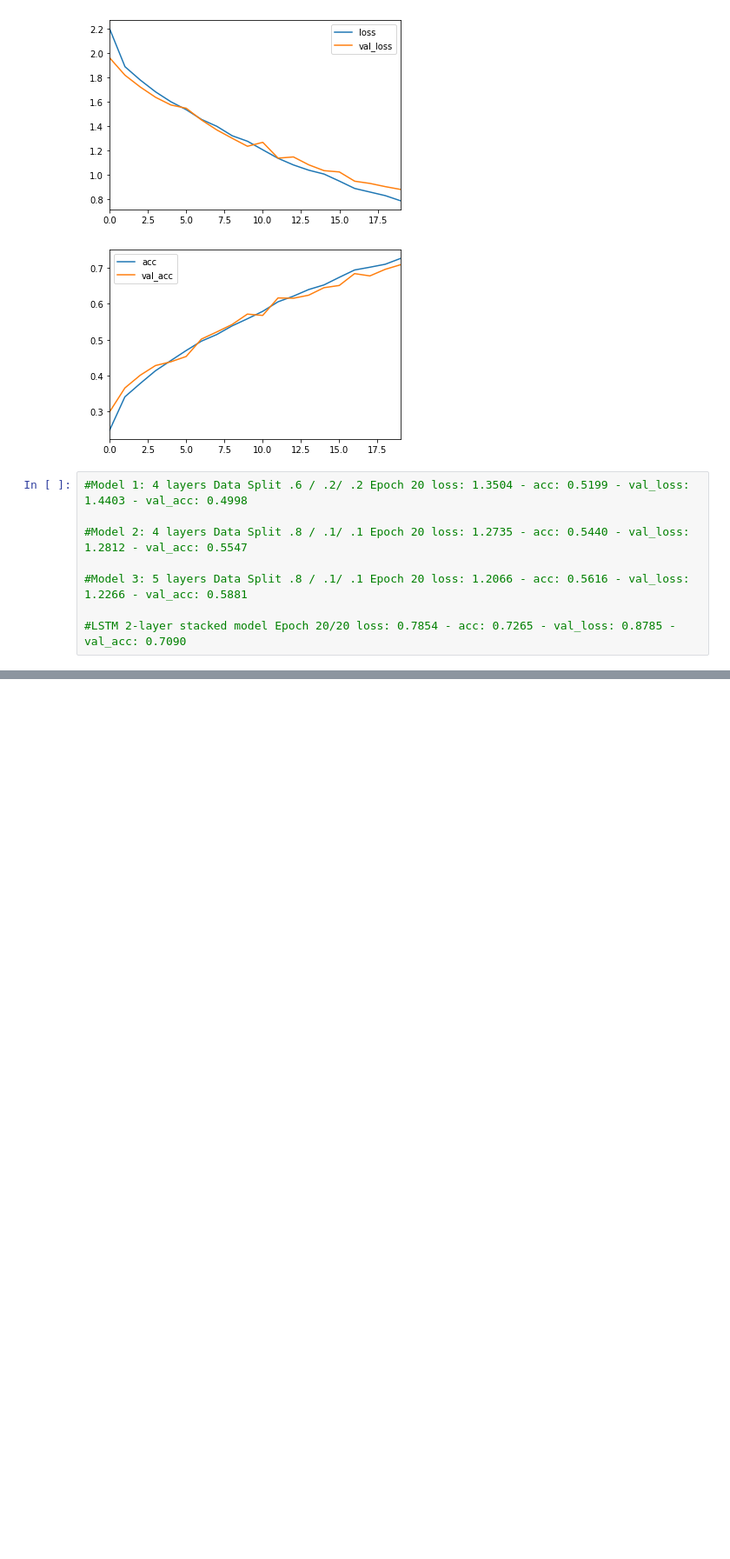
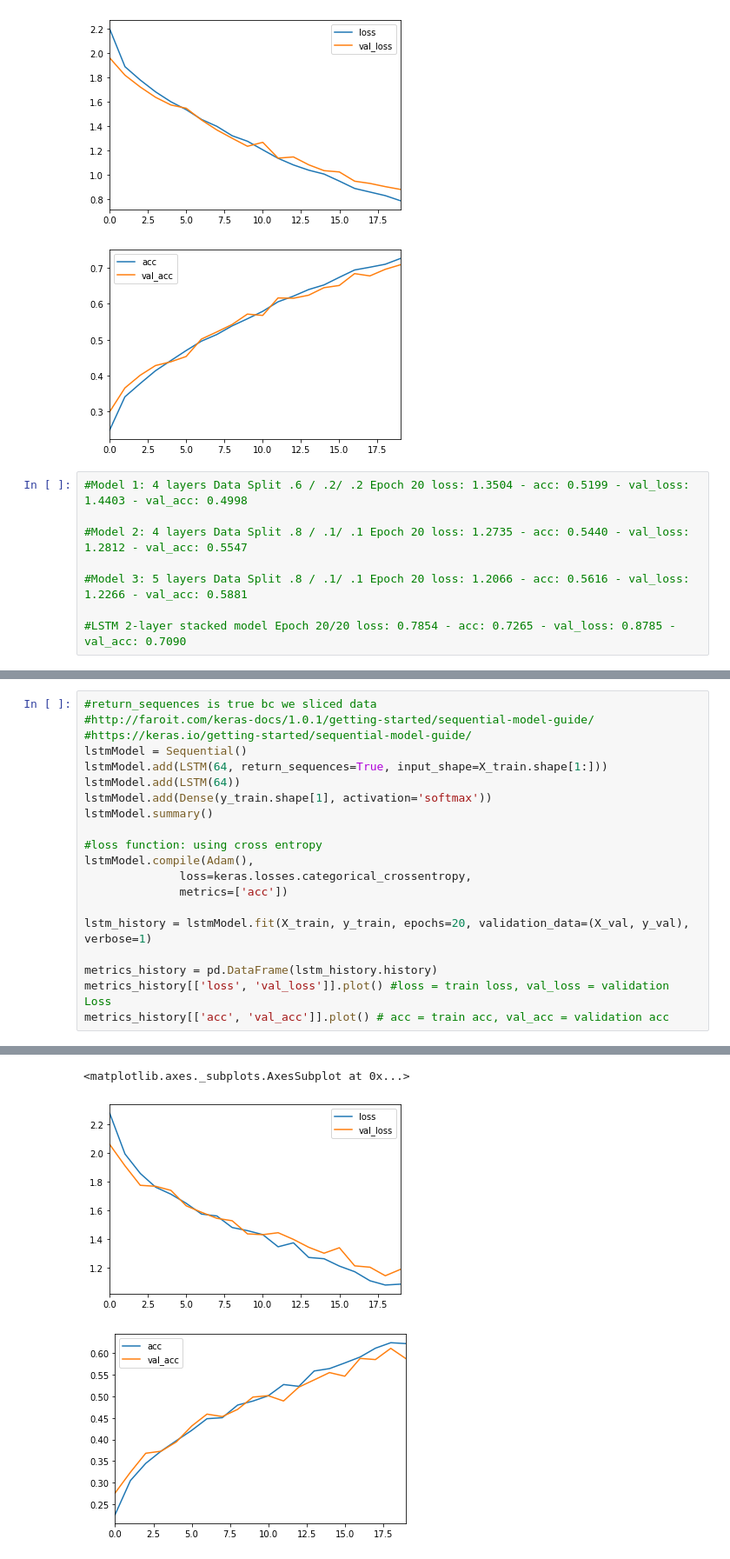
Before and after one commit to LACoderDeBH/CS230_HAR_WISDM, a Jupyter notebook: Phone.ipynb, the cells around one changed output, grey strips where cells are left out. Shown at 87% size. Saved outputs shown, nothing was run; the diff lists cells and outputs as text; blank space fills up the shorter version.

```diff
--- a/Phone.ipynb
+++ b/Phone.ipynb
@@ -593,0 +810,21 @@ metrics_history[['acc', 'val_acc']].plot() # acc = train acc, val_acc = validati
+# %%
+#return_sequences is true bc we sliced data
+#http://faroit.com/keras-docs/1.0.1/getting-started/sequential-model-guide/
+#https://keras.io/getting-started/sequential-model-guide/
+lstmModel = Sequential()
+lstmModel.add(LSTM(64, return_sequences=True, input_shape=X_train.shape[1:]))
+lstmModel.add(LSTM(64))
+lstmModel.add(Dense(y_train.shape[1], activation='softmax'))
+lstmModel.summary()
+
+#loss function: using cross entropy
+lstmModel.compile(Adam(),
+              loss=keras.losses.categorical_crossentropy,
+              metrics=['acc'])
+
+lstm_history = lstmModel.fit(X_train, y_train, epochs=20, validation_data=(X_val, y_val), verbose=1)
+
+metrics_history = pd.DataFrame(lstm_history.history)
+metrics_history[['loss', 'val_loss']].plot() #loss = train loss, val_loss = validation Loss
+metrics_history[['acc', 'val_acc']].plot() # acc = train acc, val_acc = validation acc
+# %% [output]
@@ -593,0 +848,3 @@ metrics_history[['acc', 'val_acc']].plot() # acc = train acc, val_acc = validati
+<matplotlib.axes._subplots.AxesSubplot at 0x...>
+[figure, added]
+[figure, added]
```
Also changed, not shown: parts of 19 cells of this notebook, 2 other files.
